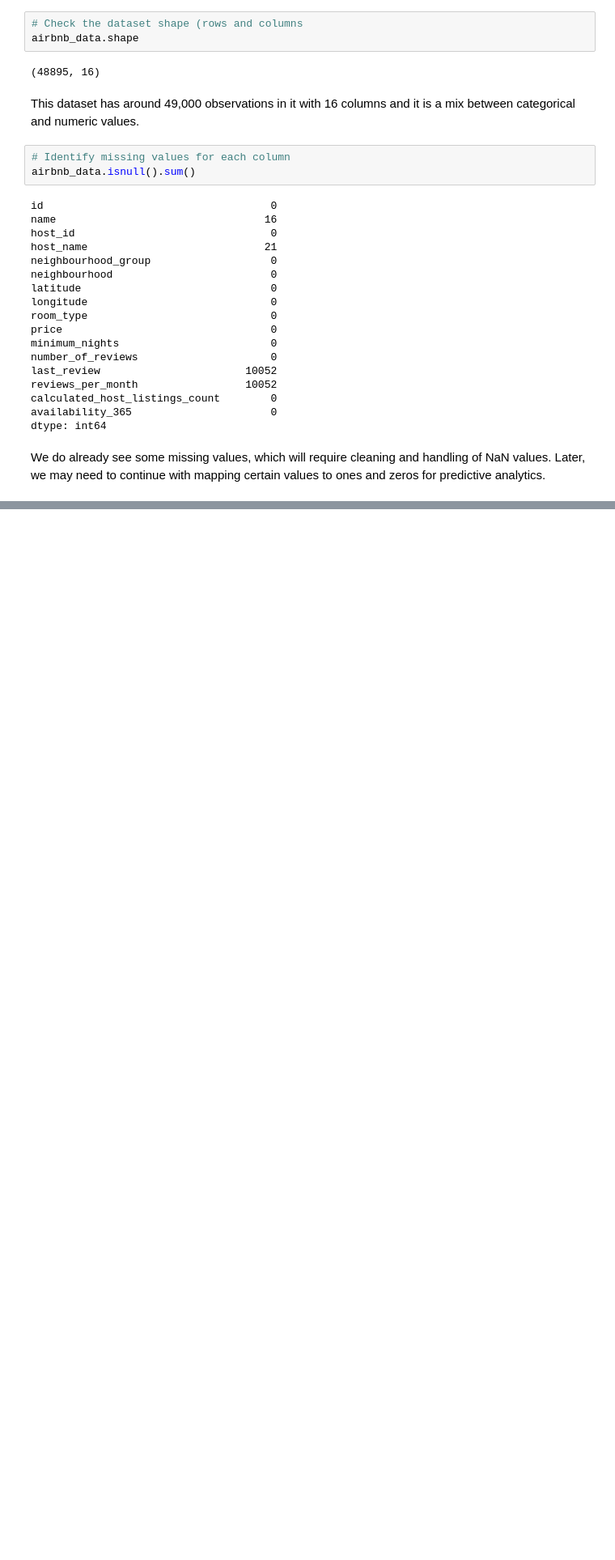
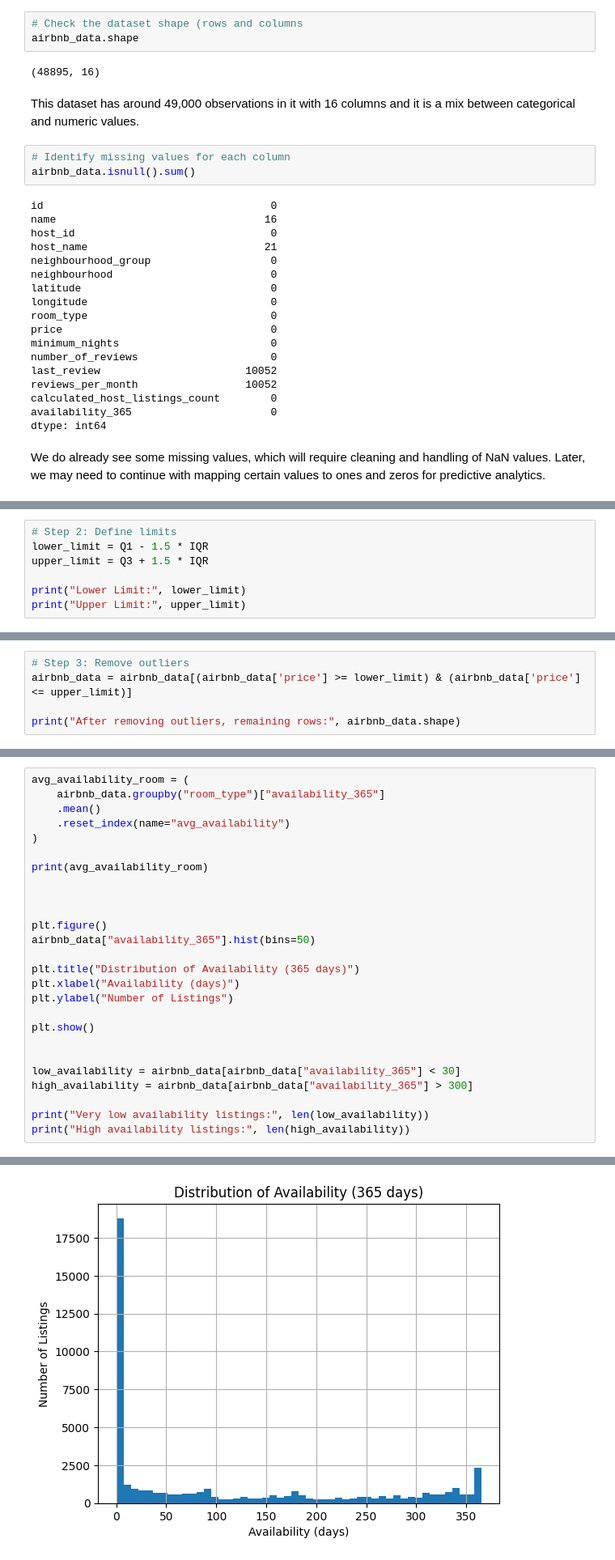
Before and after one commit to ulkar04/airbnb, a Jupyter notebook: airbnb.ipynb, the cells around one changed output, grey strips where cells are left out. Shown at 81% size. Cells and saved outputs as stored; diff of their text form; blank space fills up the shorter version.

```diff
--- a/airbnb.ipynb
+++ b/airbnb.ipynb
@@ -83,0 +183,7 @@ airbnb_data.describe()
+# %%
+# Step 2: Define limits
+lower_limit = Q1 - 1.5 * IQR
+upper_limit = Q3 + 1.5 * IQR
+
+print("Lower Limit:", lower_limit)
+print("Upper Limit:", upper_limit)
@@ -83,0 +193,5 @@ airbnb_data.describe()
+# %%
+# Step 3: Remove outliers
+airbnb_data = airbnb_data[(airbnb_data['price'] >= lower_limit) & (airbnb_data['price'] <= upper_limit)]
+
+print("After removing outliers, remaining rows:", airbnb_data.shape)
@@ -83,0 +322,27 @@ airbnb_data.describe()
+# %%
+avg_availability_room = (
+    airbnb_data.groupby("room_type")["availability_365"]
+    .mean()
+    .reset_index(name="avg_availability")
+)
+
+print(avg_availability_room)
+
+
+
+plt.figure()
+airbnb_data["availability_365"].hist(bins=50)
+
+plt.title("Distribution of Availability (365 days)")
+plt.xlabel("Availability (days)")
+plt.ylabel("Number of Listings")
+
+plt.show()
+
+
+low_availability = airbnb_data[airbnb_data["availability_365"] < 30]
+high_availability = airbnb_data[airbnb_data["availability_365"] > 300]
+
+print("Very low availability listings:", len(low_availability))
+print("High availability listings:", len(high_availability))
+# %% [output]
@@ -83,0 +353 @@ airbnb_data.describe()
+[figure, added]
```
Also changed, not shown: parts of 42 cells of this notebook.
